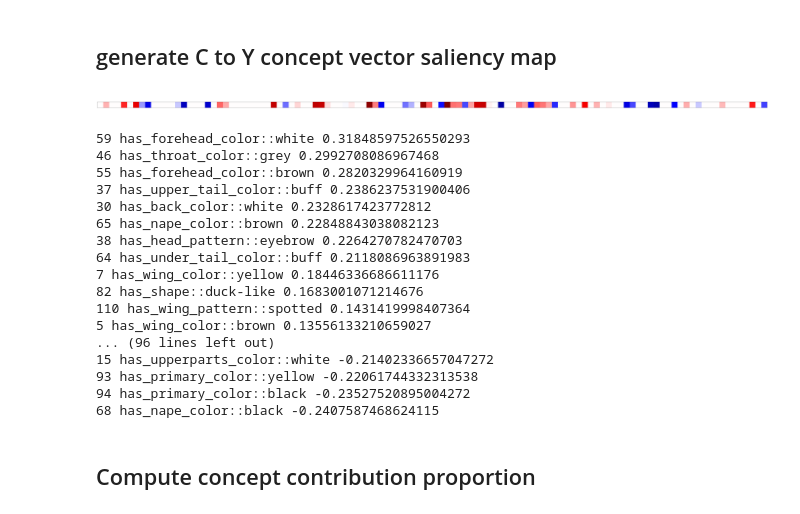
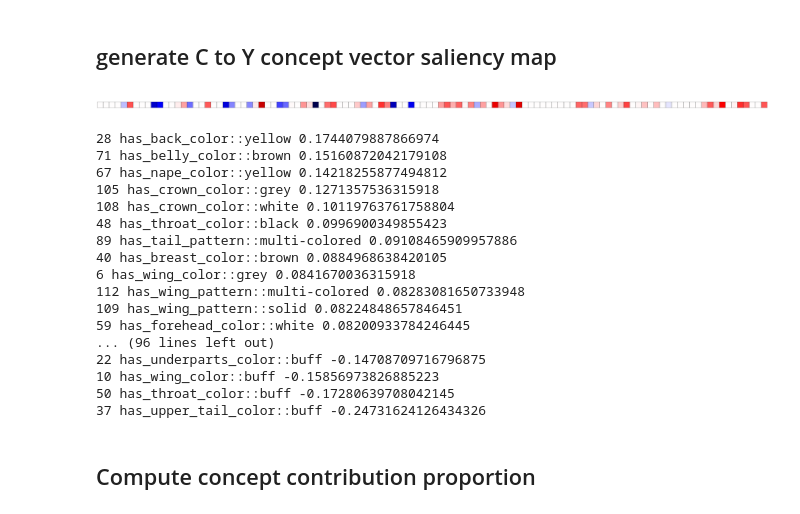
Before and after one commit to JackFurby/explainable-concept-bottleneck-models, a Jupyter notebook: concept_importance_LRP.ipynb, the cells around one changed output. Cells and saved outputs as stored; diff of their text form; code cells hidden in the pictures.

Commit message:
updated c->y figures, added missing sigmoid var to c->y

```diff
--- a/concept_importance_LRP.ipynb
+++ b/concept_importance_LRP.ipynb
@@ -128,9 +111,7 @@ n_class_attr = 2
 N_CONCEPT = 112
 
 val_split = pickle.load(open("./dataset/CUB/dataset_splits/CBM_dataset_split/test.pkl", "rb"))
-train_split = pickle.load(open("./dataset/CUB/dataset_splits/CBM_dataset_split/train.pkl", "rb"))
-val_loader = load_data("./dataset/CUB/dataset_splits/CBM_dataset_split/val.pkl", 16, image_dir='dataset/CUB/data/images', return_orig=True)
-train_loader = load_data("./dataset/CUB/dataset_splits/CBM_dataset_split/train.pkl", 16, image_dir='dataset/CUB/data/images')
+val_loader = load_data("./dataset/CUB/dataset_splits/CBM_dataset_split/train.pkl", 16, image_dir='dataset/CUB/data/images', return_orig=True)
 
 class_index_to_string = IndexToString("./dataset/CUB/data/classes.txt", classes=True)
 concept_index_to_string = IndexToString("./dataset/CUB/dataset_splits/CBM_dataset_split/attributes.txt")
@@ -226,6 +207,15 @@ image.requires_grad_(True)
 image.grad = None  # Reset gradient
 
 pred_concepts = XtoCtoY_model.first_model(image)
+
+if use_sigmoid:
+    pred_concepts = [torch.nn.Sigmoid()(o) for o in pred_concepts]
+    pred_concepts = torch.stack(pred_concepts)
+
+# Register hooks
+inputs, gradients = {}, {}
+hooks = register_hooks(CtoY_model, inputs, gradients, 'grads')
+pred_concepts.grad = None    # remove grad from x->c
 CtoY_out = CtoY_model(pred_concepts)
 _, pred = torch.max(CtoY_out, 1)
 
@@ -260,52 +250,54 @@ if show_concept_no:
                      )
             current_index += 1
 
 
 sorted, indexes = image_gradient[0].sort(descending=True)
 
 
 # center 0 for min and max values on figure
 if abs(sorted[0].item()) > abs(sorted[-1].item()):
     vmin = 0 - abs(sorted[0].item())
     vmax = abs(sorted[0].item())
 else:
     vmin = 0 - abs(sorted[-1].item())
     vmax = abs(sorted[-1].item())
 
 if vector:
     plt.imshow(image_gradient.cpu(), cmap='seismic', vmin=vmin, vmax=vmax)
 else:
     plt.imshow(image_gradient.cpu().reshape(8, 14), cmap='seismic', vmin=vmin, vmax=vmax)
 
 plt.xticks([])
 plt.yticks([])
-plt.grid()
+plt.grid(which='minor', axis='x', linewidth=2, color='b')
+for concent_num in range(N_CONCEPT):
+    plt.axvline(x=concent_num-0.5, color='black')
 plt.show()
 
 plt.close()
 
 # print concept as string in order of gradient from highest to lowest
 for relevance, idx in zip(sorted, indexes):
     print(idx.item() + 1, concept_index_to_string(idx.item()), relevance.item())
 # %% [output]
-[figure, old version]
+[figure, new version]
-59 has_forehead_color::white 0.31848597526550293
-46 has_throat_color::grey 0.2992708086967468
-55 has_forehead_color::brown 0.2820329964160919
-37 has_upper_tail_color::buff 0.2386237531900406
-30 has_back_color::white 0.2328617423772812
-65 has_nape_color::brown 0.22848843038082123
-38 has_head_pattern::eyebrow 0.2264270782470703
-64 has_under_tail_color::buff 0.2118086963891983
-7 has_wing_color::yellow 0.18446336686611176
-82 has_shape::duck-like 0.1683001071214676
-110 has_wing_pattern::spotted 0.1431419998407364
-5 has_wing_color::brown 0.13556133210659027
+28 has_back_color::yellow 0.1744079887866974
+71 has_belly_color::brown 0.15160872042179108
+67 has_nape_color::yellow 0.14218255877494812
+105 has_crown_color::grey 0.1271357536315918
+108 has_crown_color::white 0.10119763761758804
+48 has_throat_color::black 0.0996900349855423
+89 has_tail_pattern::multi-colored 0.09108465909957886
+40 has_breast_color::brown 0.0884968638420105
+6 has_wing_color::grey 0.0841670036315918
+112 has_wing_pattern::multi-colored 0.08283081650733948
+109 has_wing_pattern::solid 0.08224848657846451
+59 has_forehead_color::white 0.08200933784246445
 ... (96 lines left out)
-15 has_upperparts_color::white -0.21402336657047272
-93 has_primary_color::yellow -0.22061744332313538
-94 has_primary_color::black -0.23527520895004272
-68 has_nape_color::black -0.2407587468624115
+22 has_underparts_color::buff -0.14708709716796875
+10 has_wing_color::buff -0.15856973826885223
+50 has_throat_color::buff -0.17280639708042145
+37 has_upper_tail_color::buff -0.24731624126434326
 # %% [markdown]
 ## Compute concept contribution proportion
 # %%
```
Also changed, not shown: parts of 4 cells of this notebook, 2 other files.
